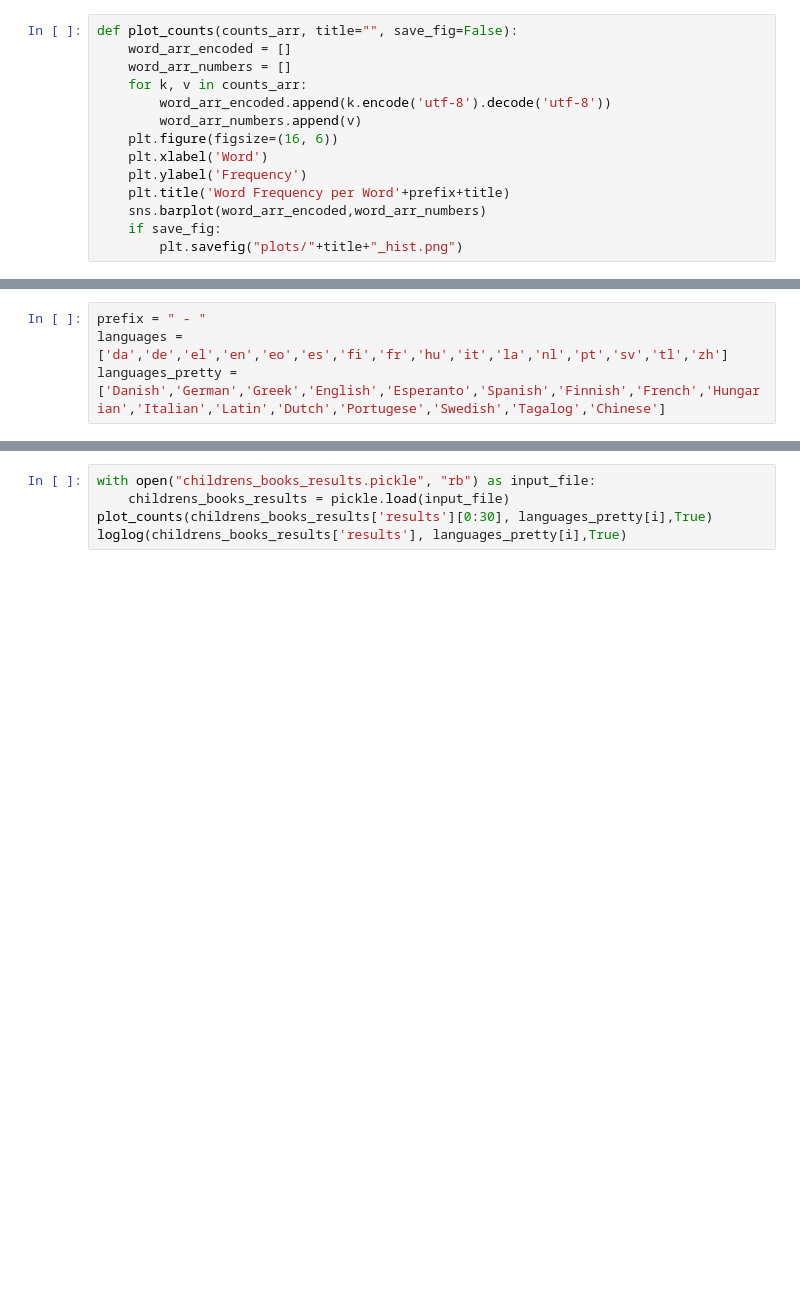
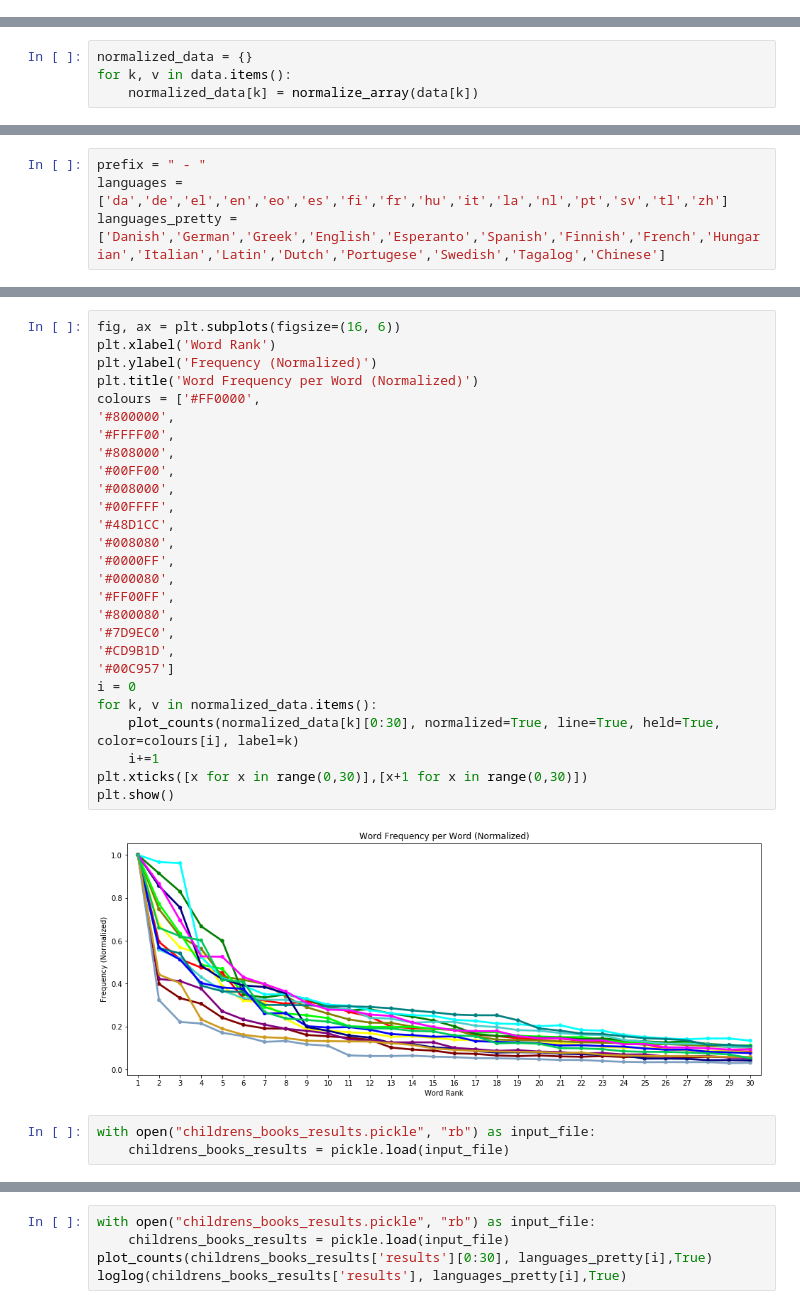
Before and after one commit to jkcchan/gutenberg_zipfs_law, a Jupyter notebook: analysis.ipynb, the cells around one changed output, grey strips where cells are left out. Drawn from its saved outputs; the diff is of its cells as text; blank space fills up the shorter version.

Commit message:
add final plots

```diff
--- a/analysis.ipynb
+++ b/analysis.ipynb
@@ -6,17 +6,3 @@ import numpy as np
 # %%
 with open("data.pickle", "rb") as input_file:
     data = pickle.load(input_file)
-# %%
-def plot_counts(counts_arr, title="", save_fig=False):
-    word_arr_encoded = []
-    word_arr_numbers = []
-    for k, v in counts_arr:
-        word_arr_encoded.append(k.encode('utf-8').decode('utf-8'))
-        word_arr_numbers.append(v)
-    plt.figure(figsize=(16, 6))
-    plt.xlabel('Word')
-    plt.ylabel('Frequency')
-    plt.title('Word Frequency per Word'+prefix+title)
-    sns.barplot(word_arr_encoded,word_arr_numbers)
-    if save_fig:
-        plt.savefig("plots/"+title+"_hist.png")
@@ -37,0 +9,4 @@ def loglog(counts, title="", save_fig=False):
+# %%
+normalized_data = {}
+for k, v in data.items():
+    normalized_data[k] = normalize_array(data[k])
@@ -86,0 +19,32 @@ Chinese
+# %%
+fig, ax = plt.subplots(figsize=(16, 6))
+plt.xlabel('Word Rank')
+plt.ylabel('Frequency (Normalized)')
+plt.title('Word Frequency per Word (Normalized)')
+colours = ['#FF0000',
+'#800000',
+'#FFFF00',
+'#808000',
+'#00FF00',
+'#008000',
+'#00FFFF',
+'#48D1CC',
+'#008080',
+'#0000FF',
+'#000080',
+'#FF00FF',
+'#800080',
+'#7D9EC0',
+'#CD9B1D',
+'#00C957']
+i = 0
+for k, v in normalized_data.items():
+    plot_counts(normalized_data[k][0:30], normalized=True, line=True, held=True, color=colours[i], label=k)
+    i+=1
+plt.xticks([x for x in range(0,30)],[x+1 for x in range(0,30)])
+plt.show()
+# %% [output]
+[figure, added]
+# %%
+with open("childrens_books_results.pickle", "rb") as input_file:
+    childrens_books_results = pickle.load(input_file)
```
Also changed, not shown: parts of 13 cells of this notebook, 4 other files.
